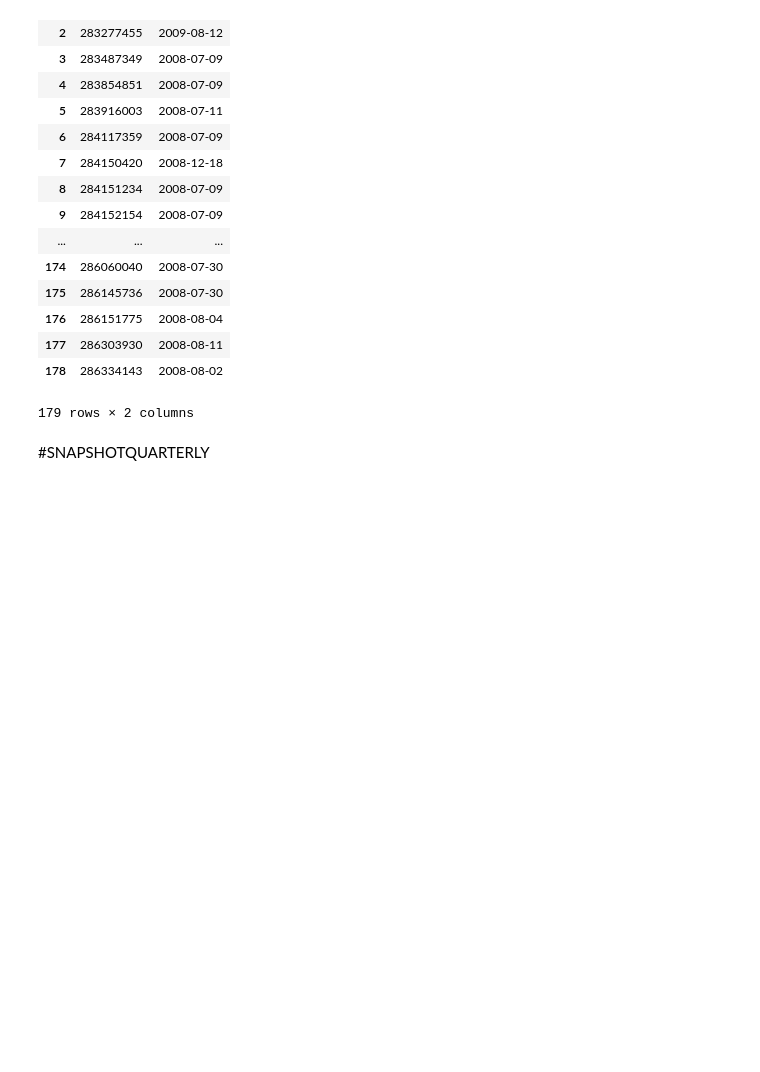
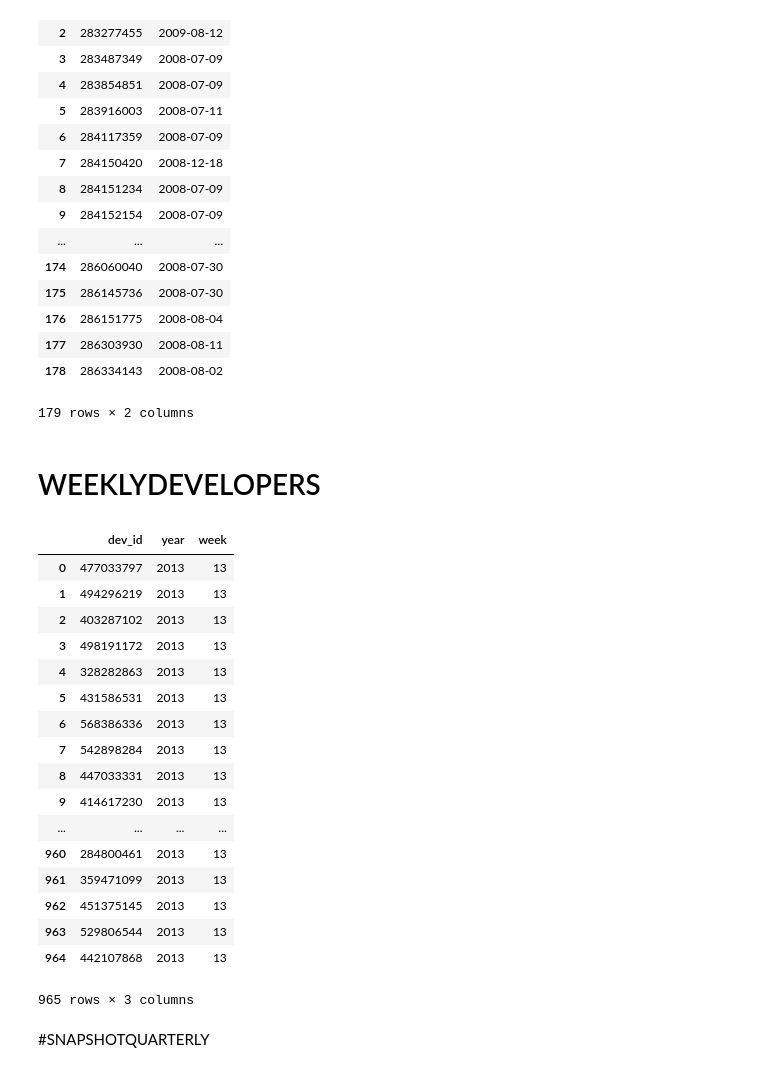
Before and after one commit to kushagrasharma/data_requests, a Jupyter notebook: Apple Data Request.ipynb, the cells around one changed output. Saved outputs shown, nothing was run; the diff lists cells and outputs as text; code cells hidden in the pictures; blank space fills up the shorter version.

Commit message:
Added WEEKLYDEVELOPERS table for apple and google

```diff
--- a/Apple Data Request.ipynb
+++ b/Apple Data Request.ipynb
@@ -1319,6 +1319,49 @@ df_debug
 | 177 | 286303930 | 2008-08-11 |
 | 178 | 286334143 | 2008-08-02 |
 179 rows × 2 columns
+# %% [markdown]
+# WEEKLYDEVELOPERS
+# %%
+@require(iter_json_gzip,gzip,datetime,re,csv)
+def WEEKLYDEVELOPERS(file_in,out_base,compress=1):
+    headers = ['dev_id', 'year', 'week'] # list of column names
+    out_filename = out_base.format('WEEKLYDEVELOPERS')
+    running = {}
+    with gzip.open(out_filename,'wt',compress) as out_file:
+        csv_writer = csv.writer(out_file)
+        csv_writer.writerow(headers)
+        for json in iter_json_gzip(file_in):
+            date = (str(datetime.date.fromtimestamp(json.get('timestamp','')).year), str(datetime.date.fromtimestamp(json.get('timestamp','')).isocalendar()[1]))
+            if isinstance(date,tuple):
+                if running.get(json['artist_id'],'')!=date and len(date)>0:
+                    running[json['artist_id']] = date
+                    obs = [json['artist_id'], date[0], date[1]]
+                    csv_writer.writerow(obs)
+    return out_filename
+# %%
+df_debug = None
+if DEBUG:
+    df_debug = read_csv(WEEKLYDEVELOPERS(RAW_FILE,OUT_BASE,COMPRESS_LEVEL),compression='gzip',header=0)
+df_debug
+# %% [output]
+|  | dev_id | year | week |
+| 0 | 477033797 | 2013 | 13 |
+| 1 | 494296219 | 2013 | 13 |
+| 2 | 403287102 | 2013 | 13 |
+| 3 | 498191172 | 2013 | 13 |
+| 4 | 328282863 | 2013 | 13 |
+| 5 | 431586531 | 2013 | 13 |
+| 6 | 568386336 | 2013 | 13 |
+| 7 | 542898284 | 2013 | 13 |
+| 8 | 447033331 | 2013 | 13 |
+| 9 | 414617230 | 2013 | 13 |
+| ... | ... | ... | ... |
+| 960 | 284800461 | 2013 | 13 |
+| 961 | 359471099 | 2013 | 13 |
+| 962 | 451375145 | 2013 | 13 |
+| 963 | 529806544 | 2013 | 13 |
+| 964 | 442107868 | 2013 | 13 |
+965 rows × 3 columns
 # %% [markdown]
 #SNAPSHOTQUARTERLY
 # %%
```
Also changed, not shown: parts of 3 cells of this notebook, 1 other file.
